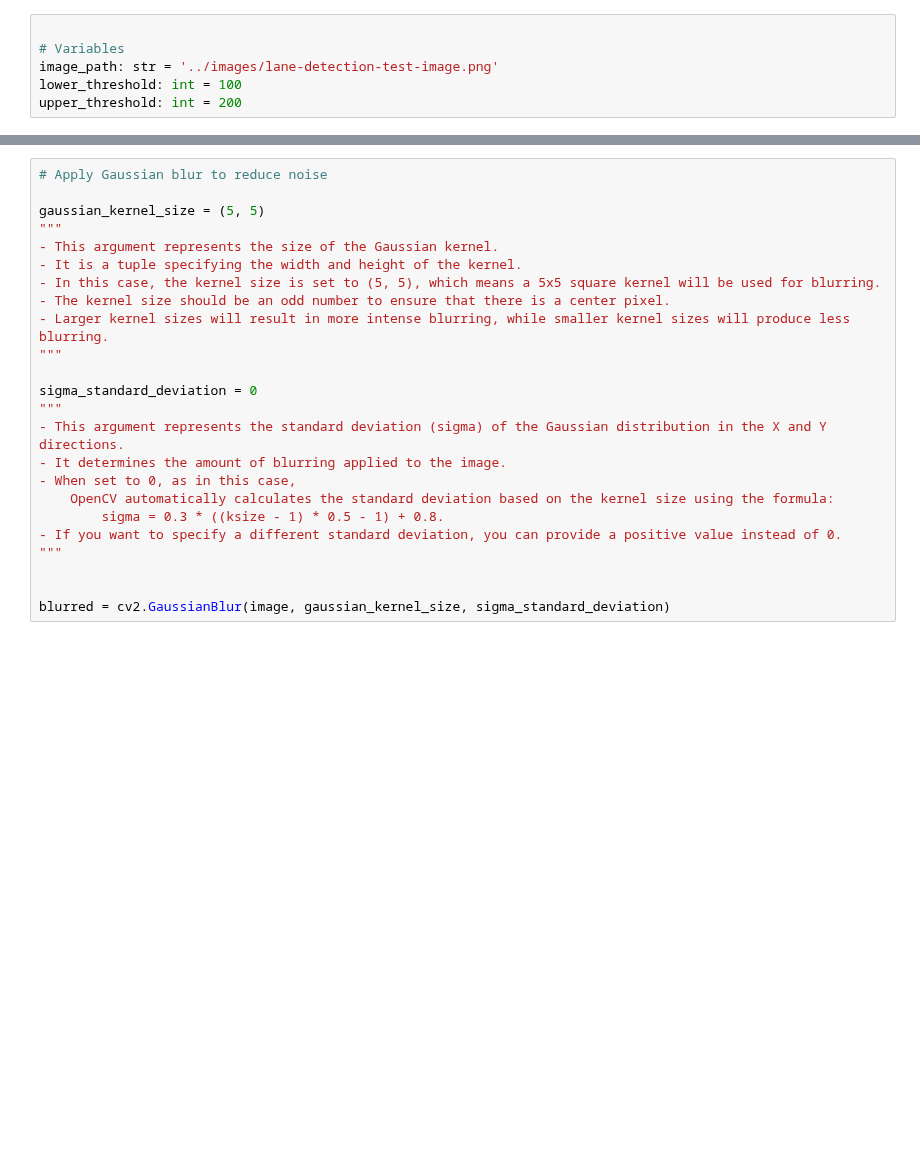
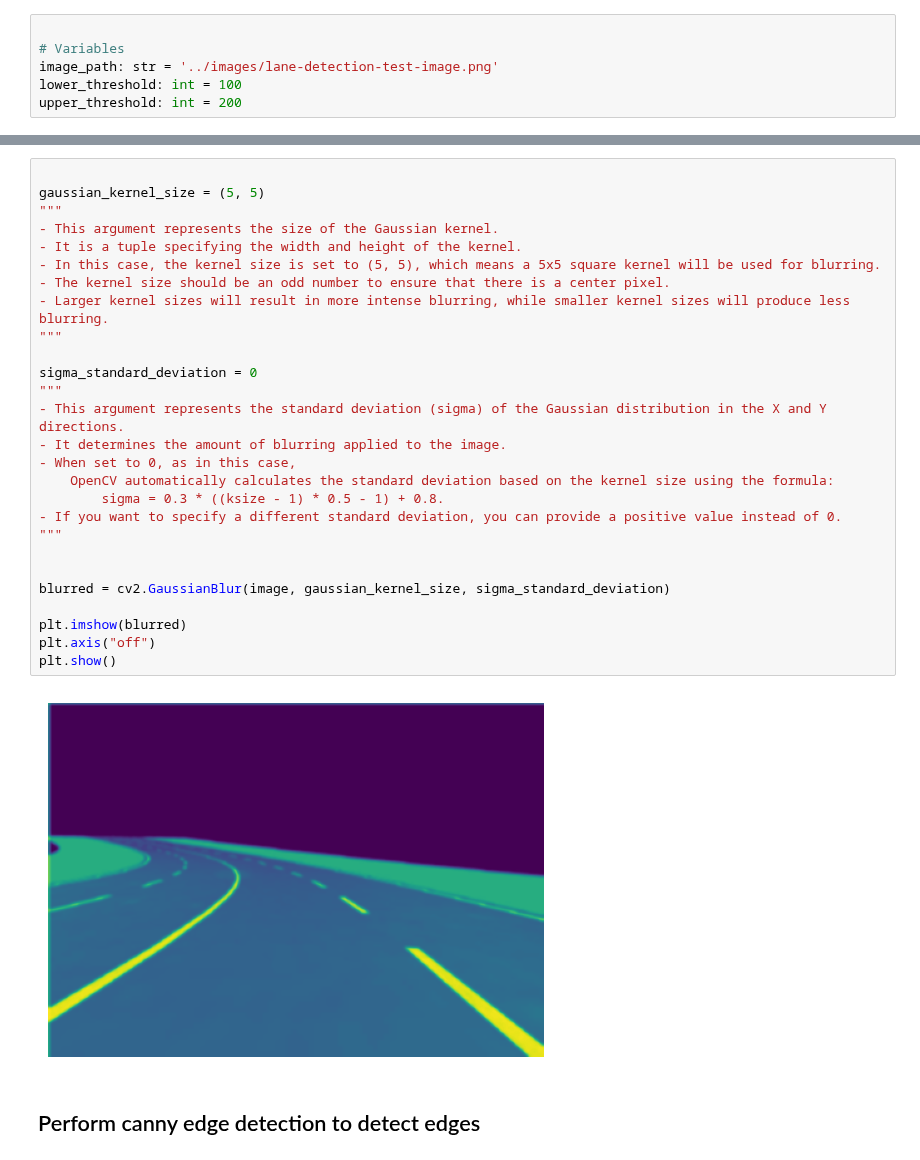
Before and after one commit to anjrew/line-detection, a Jupyter notebook: src/canny_edge_detection.ipynb, the cells around one changed output, grey strips where cells are left out. Cells and saved outputs as stored; diff of their text form; blank space fills up the shorter version.

Commit message:
Finish canny edge detection task

```diff
--- a/src/canny_edge_detection.ipynb
+++ b/src/canny_edge_detection.ipynb
@@ -24,27 +48,34 @@ NameError: name 'cv2' is not defined
 # %%
-# Apply Gaussian blur to reduce noise
 
 gaussian_kernel_size = (5, 5)
 """
 - This argument represents the size of the Gaussian kernel.
 - It is a tuple specifying the width and height of the kernel.
 - In this case, the kernel size is set to (5, 5), which means a 5x5 square kernel will be used for blurring.
 - The kernel size should be an odd number to ensure that there is a center pixel.
 - Larger kernel sizes will result in more intense blurring, while smaller kernel sizes will produce less blurring.
 """
 
 sigma_standard_deviation = 0
 """
 - This argument represents the standard deviation (sigma) of the Gaussian distribution in the X and Y directions.
 - It determines the amount of blurring applied to the image.
 - When set to 0, as in this case,
     OpenCV automatically calculates the standard deviation based on the kernel size using the formula:
         sigma = 0.3 * ((ksize - 1) * 0.5 - 1) + 0.8.
 - If you want to specify a different standard deviation, you can provide a positive value instead of 0.
 """
 
 
 blurred = cv2.GaussianBlur(image, gaussian_kernel_size, sigma_standard_deviation)
+
+plt.imshow(blurred)
+plt.axis("off")
+plt.show()
+# %% [output]
+[figure, added]
+# %% [markdown]
+## Perform canny edge detection to detect edges
 # %%
 
 def canny_edge_detection(image_path: str, lower_threshold: int, upper_threshold: int) -> np.ndarray:
```
Also changed, not shown: parts of 4 cells of this notebook.
